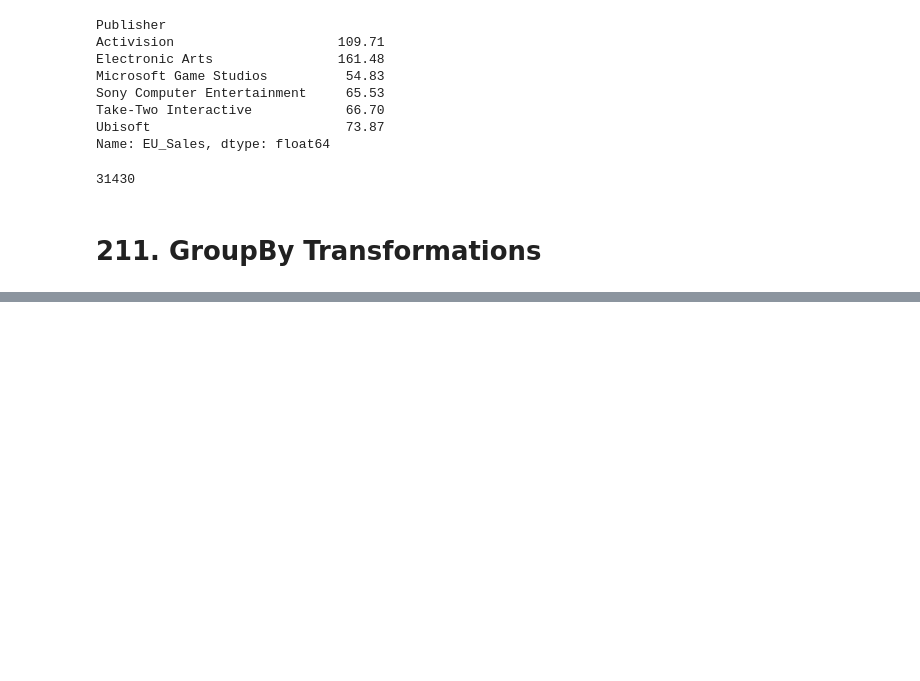
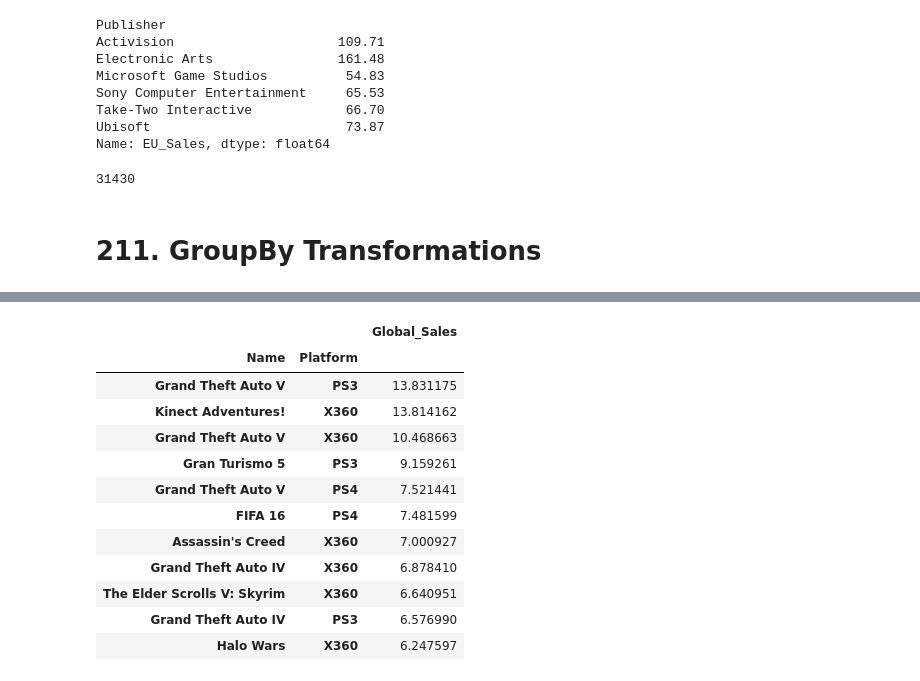
Before and after one commit to TomaszBury/The-ultimate-pandas-bootcamp-advanced-python-data-analysis, a Jupyter notebook: section_08/groupby_and_aggregates.ipynb, the cells around one changed output, grey strips where cells are left out. Cells and saved outputs as stored; diff of their text form; code cells hidden in the pictures; blank space fills up the shorter version.

```diff
--- a/section_08/groupby_and_aggregates.ipynb
+++ b/section_08/groupby_and_aggregates.ipynb
@@ -1403,0 +1463,16 @@ games.size
+# %%
+games_relative.set_index(['Name','Platform']).groupby('Genre').transform(lambda x: (x-x.mean())/x.std()).sort_values(by='Global_Sales', ascending=False).head(n=11)
+# %% [output]
+|  |  | Global_Sales |
+| Name | Platform |  |
+| Grand Theft Auto V | PS3 | 13.831175 |
+| Kinect Adventures! | X360 | 13.814162 |
+| Grand Theft Auto V | X360 | 10.468663 |
+| Gran Turismo 5 | PS3 | 9.159261 |
+| Grand Theft Auto V | PS4 | 7.521441 |
+| FIFA 16 | PS4 | 7.481599 |
+| Assassin's Creed | X360 | 7.000927 |
+| Grand Theft Auto IV | X360 | 6.878410 |
+| The Elder Scrolls V: Skyrim | X360 | 6.640951 |
+| Grand Theft Auto IV | PS3 | 6.576990 |
+| Halo Wars | X360 | 6.247597 |
```
Also changed, not shown: parts of 23 cells of this notebook.
